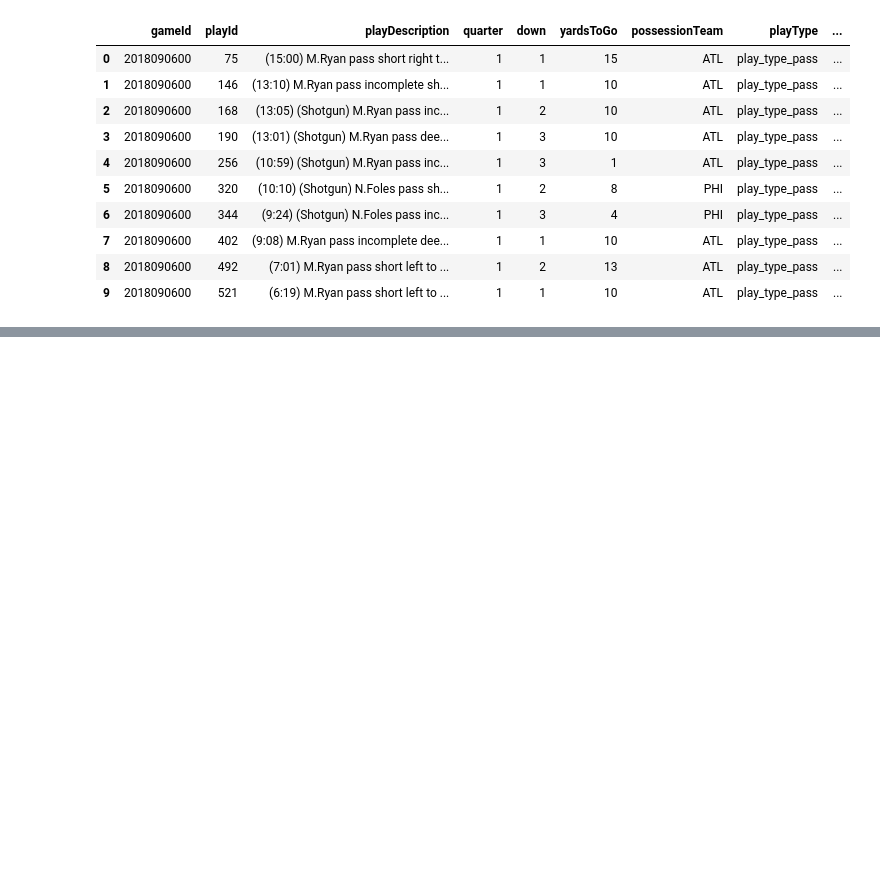
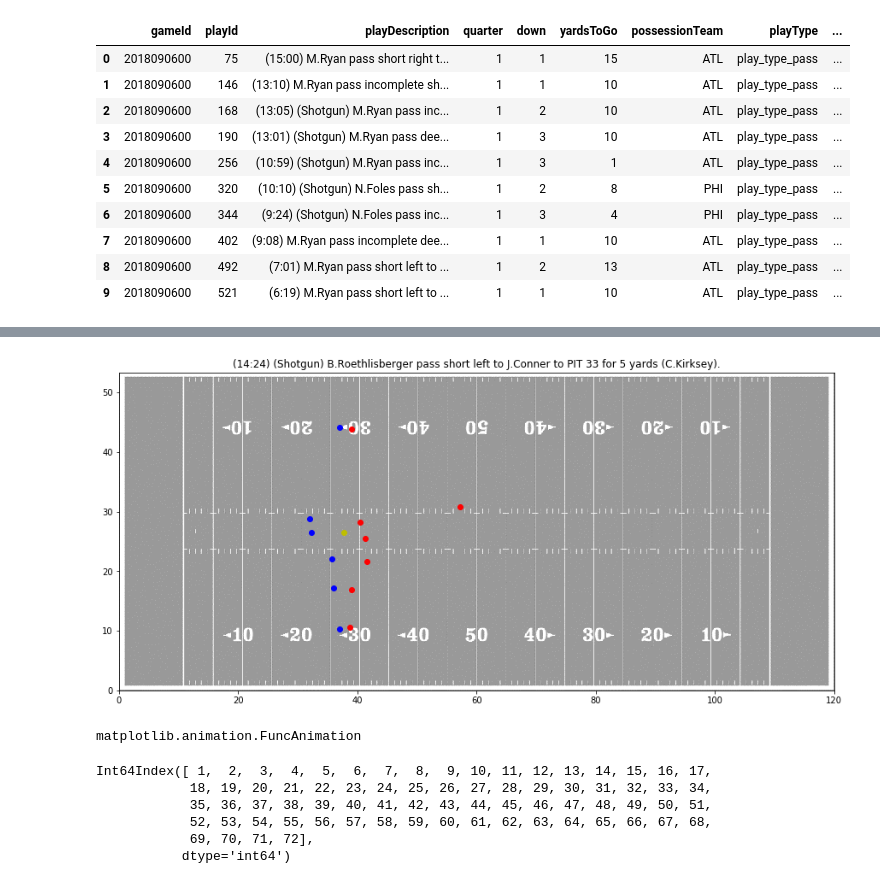
Before and after one commit to sidthakur08/nfl-big-data-bowl-2021, a Jupyter notebook: general.ipynb, the cells around one changed output, grey strips where cells are left out. Saved outputs shown, nothing was run; the diff lists cells and outputs as text; code cells hidden in the pictures; blank space fills up the shorter version.

```diff
--- a/general.ipynb
+++ b/general.ipynb
@@ -64,0 +90,6 @@ def animate_play(home_coord,away_coord,football_coord,plays):
+# %%
+GAME_ID = 2018090901
+PLAY_ID = 72
+play_ids = get_playId(plays,GAME_ID)
+event_game1 = get_plays(plays,GAME_ID)
+track_game1 = get_track_game(data,GAME_ID)
@@ -64,0 +135,12 @@ def animate_play(home_coord,away_coord,football_coord,plays):
+# %%
+home_coord_play1 = {}
+away_coord_play1 = {}
+football_coord_play1 = {}
+
+home_coord_play1['h_x'],home_coord_play1['h_y'] = get_coord(home_track_game1)
+away_coord_play1['a_x'],away_coord_play1['a_y'] = get_coord(away_track_game1)
+football_coord_play1['f_x'],football_coord_play1['f_y'] = get_coord(football_track_game1)
+
+home_coord_play1 = pd.DataFrame(home_coord_play1)
+away_coord_play1 = pd.DataFrame(away_coord_play1)
+football_coord_play1 = pd.DataFrame(football_coord_play1)
@@ -64,0 +168,17 @@ def animate_play(home_coord,away_coord,football_coord,plays):
+# %%
+play1_gif = animate_play(PLAY_ID,home_coord_play1,away_coord_play1,football_coord_play1,plays)
+# %% [output]
+[figure, added]
+# %%
+type(play1_gif)
+# %% [output]
+matplotlib.animation.FuncAnimation
+# %%
+home_coord_play1.index
+# %% [output]
+Int64Index([ 1,  2,  3,  4,  5,  6,  7,  8,  9, 10, 11, 12, 13, 14, 15, 16, 17,
+            18, 19, 20, 21, 22, 23, 24, 25, 26, 27, 28, 29, 30, 31, 32, 33, 34,
+            35, 36, 37, 38, 39, 40, 41, 42, 43, 44, 45, 46, 47, 48, 49, 50, 51,
+            52, 53, 54, 55, 56, 57, 58, 59, 60, 61, 62, 63, 64, 65, 66, 67, 68,
+            69, 70, 71, 72],
+           dtype='int64')
```
Also changed, not shown: parts of 15 cells of this notebook, 3 other files.
